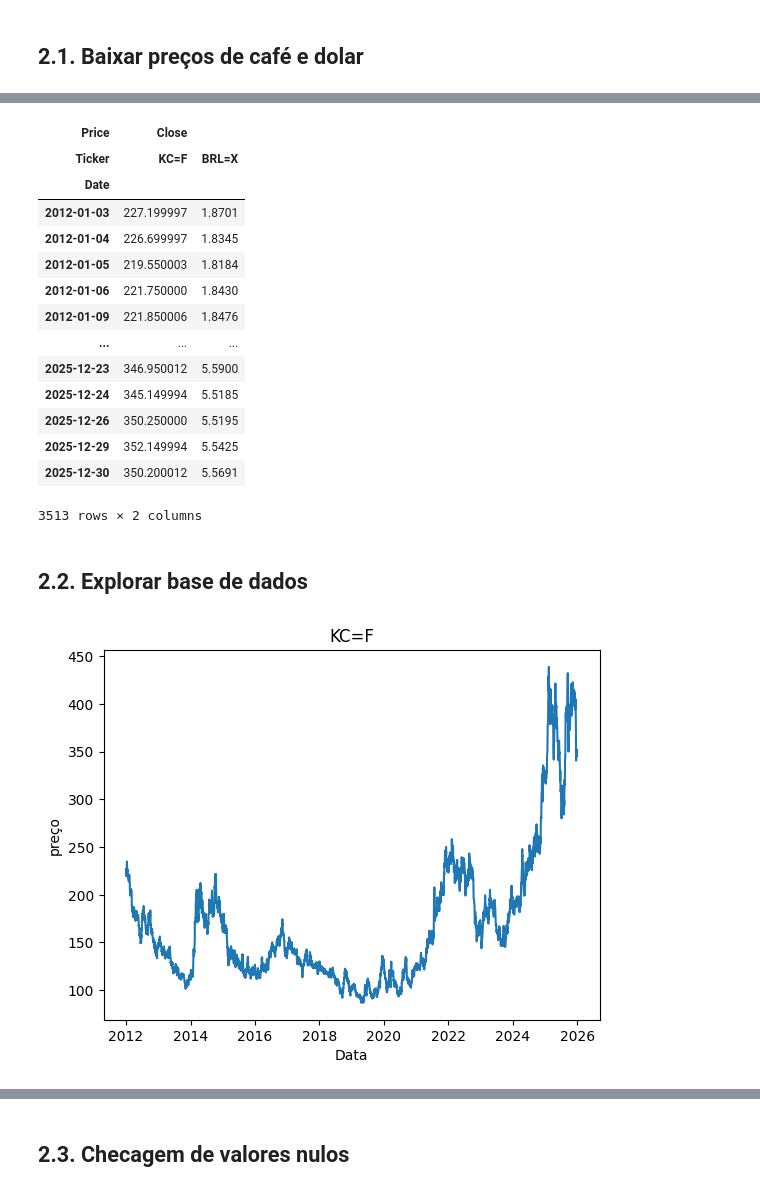
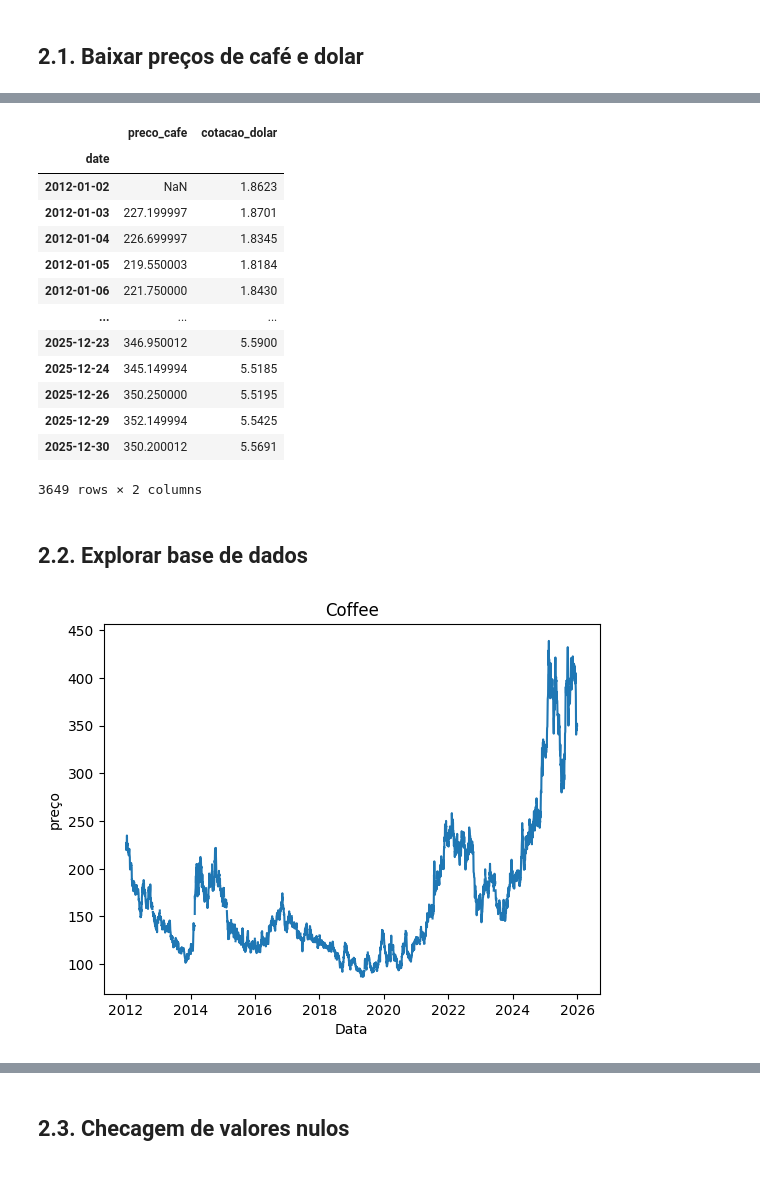
Before and after one commit to eulergomees/lstm_coffee_price, a Jupyter notebook: lstm_coffee_price.ipynb, the cells around one changed output, grey strips where cells are left out. Saved outputs shown, nothing was run; the diff lists cells and outputs as text; code cells hidden in the pictures.

```diff
--- a/lstm_coffee_price.ipynb
+++ b/lstm_coffee_price.ipynb
@@ -38,6 +35,12 @@ Device: cuda
 # %% [markdown]
 ## 2.1. Baixar preços de café e dolar
 # %%
-coffee = yf.download("KC=F", start="2012-01-01", end="2025-12-31", interval="1d")
-dollar = yf.download("BRL=X", start="2012-01-01", end="2025-12-31", interval="1d")
+raw = yf.download(
+    ["KC=F", "BRL=X"],
+    start="2012-01-01",
+    end="2025-12-31",
+    interval="1d"
+)
+
+raw
 # %% [output]
@@ -57,3 +63,5 @@ dollar.head()
 # %%
-coffee.head()
+df_market = raw["Close"].copy()
+df_market.columns.name = None
+df_market
 # %% [output]
@@ -68,3 +82,7 @@ coffee.head()
 # %%
-coffee = coffee[['Close']]
-dollar = dollar[['Close']]
+df_market = df_market.rename(columns={
+    "KC=F":  "preco_cafe",
+    "BRL=X": "cotacao_dolar",
+})
+
+df_market
@@ -71,33 +104,32 @@ dollar = dollar[['Close']]
 # %%
-df = coffee.join(dollar, how='inner', lsuffix='_coffee', rsuffix='_dolar')
-df = df.dropna()
+df_market.index = pd.to_datetime(df_market.index).tz_localize(None)
+df_market.index.name = "date"
+df_market = df_market[["preco_cafe", "cotacao_dolar"]].dropna(how="all")
 
-df.to_csv('data/coffee_price.csv')
-df
+df_market
 # %% [output]
-| Price | Close |  |
-| Ticker | KC=F | BRL=X |
-| Date |  |  |
+|  | preco_cafe | cotacao_dolar |
+| date |  |  |
+| 2012-01-02 | NaN | 1.8623 |
 | 2012-01-03 | 227.199997 | 1.8701 |
 | 2012-01-04 | 226.699997 | 1.8345 |
 | 2012-01-05 | 219.550003 | 1.8184 |
 | 2012-01-06 | 221.750000 | 1.8430 |
-| 2012-01-09 | 221.850006 | 1.8476 |
 | ... | ... | ... |
 | 2025-12-23 | 346.950012 | 5.5900 |
 | 2025-12-24 | 345.149994 | 5.5185 |
 | 2025-12-26 | 350.250000 | 5.5195 |
 | 2025-12-29 | 352.149994 | 5.5425 |
 | 2025-12-30 | 350.200012 | 5.5691 |
-3513 rows × 2 columns
+3649 rows × 2 columns
 # %% [markdown]
 ## 2.2. Explorar base de dados
 # %%
-plt.plot(df['Close','KC=F'])
-plt.title('KC=F')
+plt.plot(df_market['preco_cafe'])
+plt.title('Coffee')
 plt.xlabel("Data")
 plt.ylabel('preço')
 plt.show()
 # %% [output]
-[figure, old version]
+[figure, new version]
 # %%
```
Also changed, not shown: parts of 12 cells of this notebook, 2 other files.
